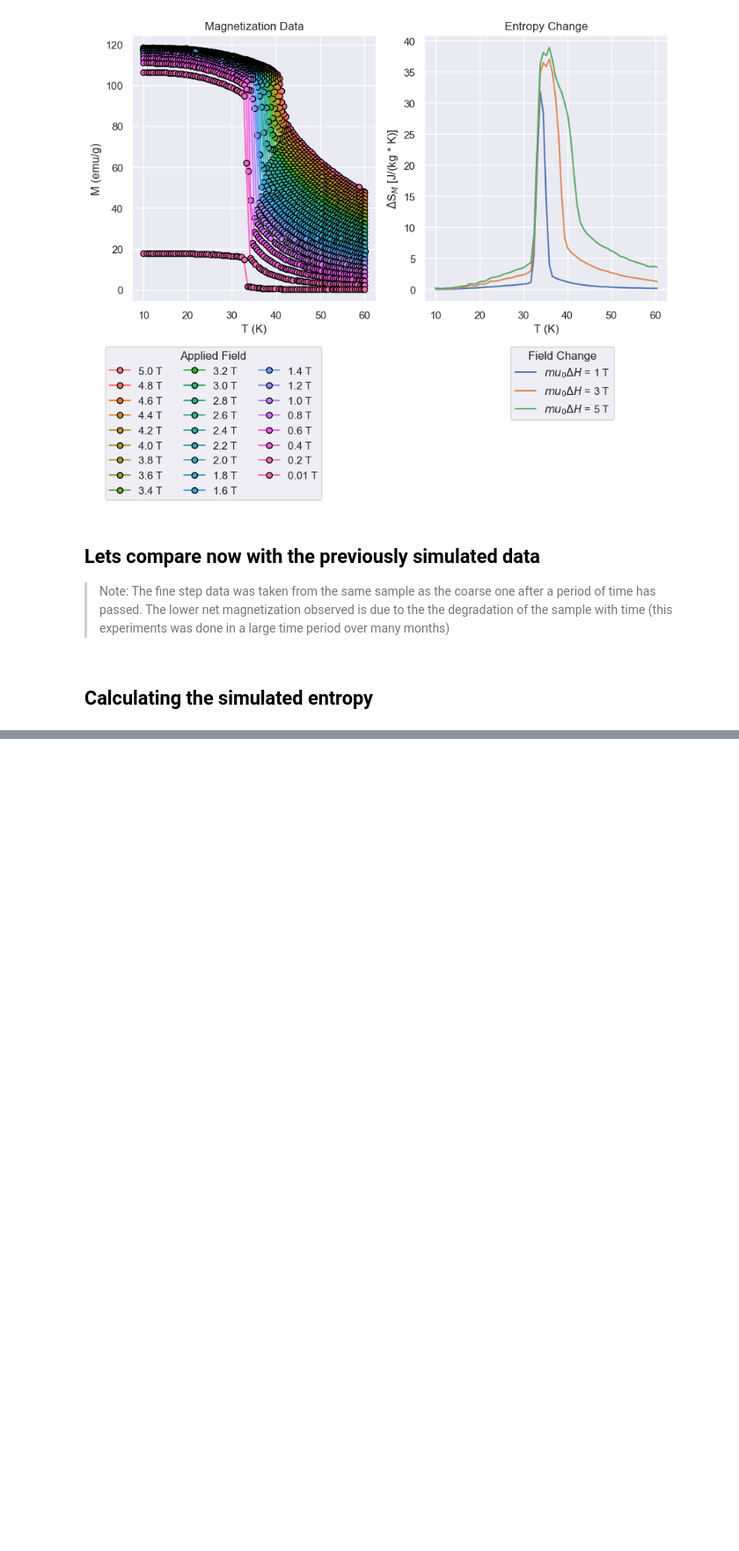
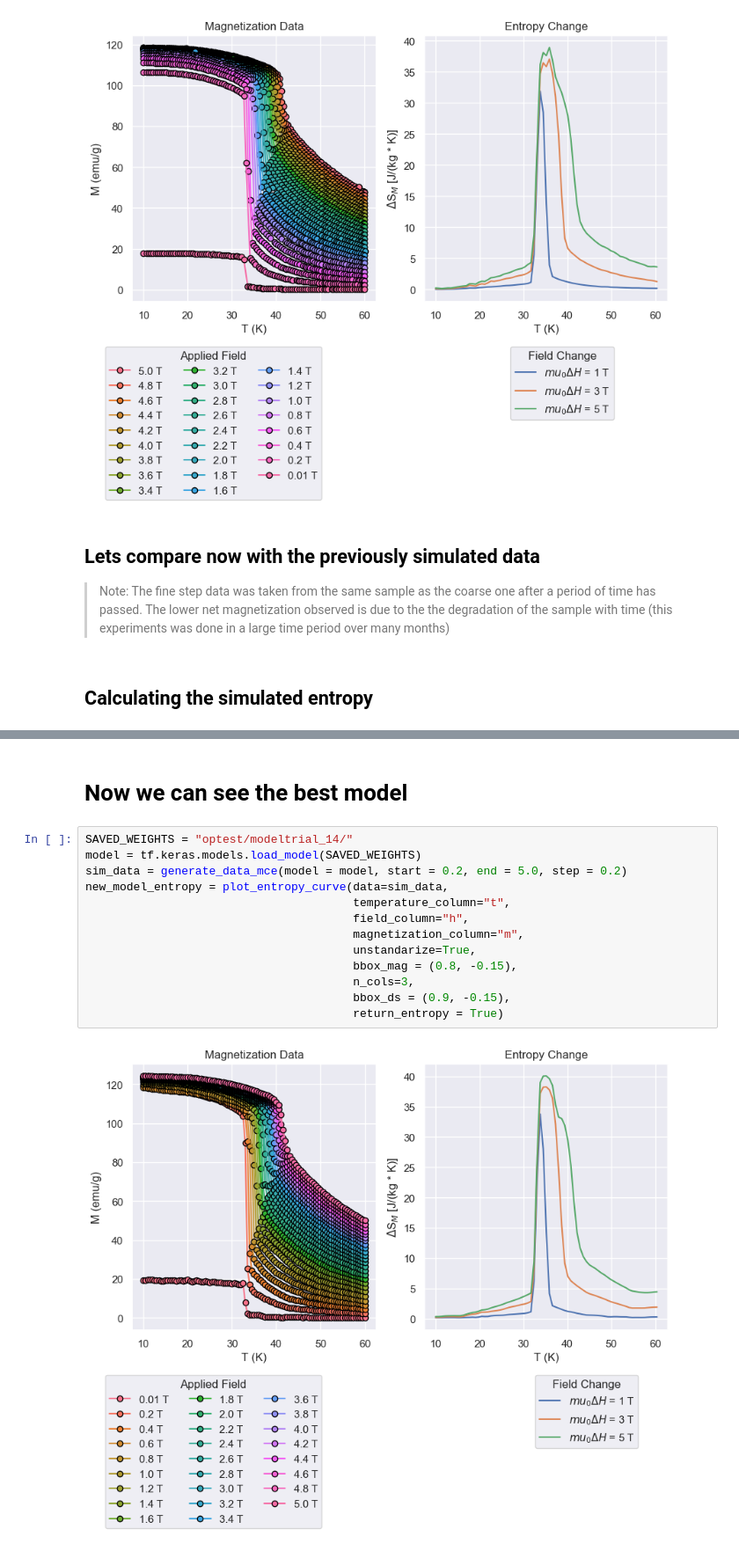
Before and after one commit to kensei-te/mat_interp, a Jupyter notebook: notebooks/Simulation Visualizaiton.ipynb, the cells around one changed output, grey strips where cells are left out. Shown at 88% size. Cells and saved outputs as stored; diff of their text form; blank space fills up the shorter version.

```diff
--- a/notebooks/Simulation Visualizaiton.ipynb
+++ b/notebooks/Simulation Visualizaiton.ipynb
@@ -156,0 +202,17 @@ Text(0, 0.5, '$\\Delta$S$_{M}$ [J/(kg K)]')
+# %% [markdown]
+# Now we can see the best model
+# %%
+SAVED_WEIGHTS = "optest/modeltrial_14/"
+model = tf.keras.models.load_model(SAVED_WEIGHTS)
+sim_data = generate_data_mce(model = model, start = 0.2, end = 5.0, step = 0.2)
+new_model_entropy = plot_entropy_curve(data=sim_data,
+                                       temperature_column="t",
+                                       field_column="h",
+                                       magnetization_column="m",
+                                       unstandarize=True,
+                                       bbox_mag = (0.8, -0.15),
+                                       n_cols=3,
+                                       bbox_ds = (0.9, -0.15),
+                                       return_entropy = True)
+# %% [output]
+[figure, added]
```
Also changed, not shown: parts of 7 cells of this notebook.
